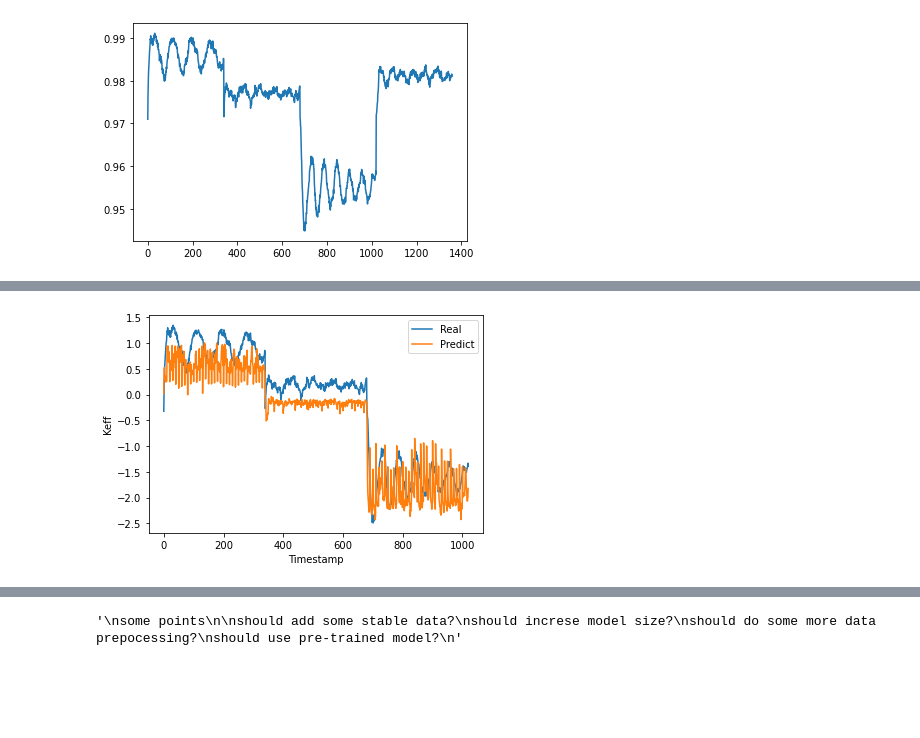
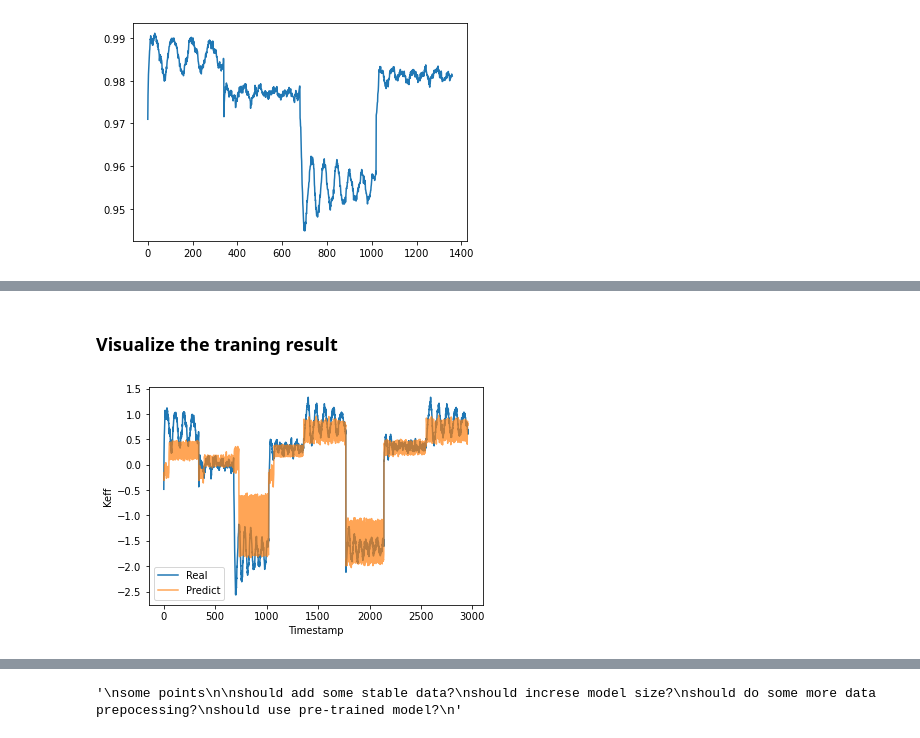
Before and after one commit to ChangyiYang/SimpleLSTM, a Jupyter notebook: TransientLSTM.ipynb, the cells around one changed output, grey strips where cells are left out. Cells and saved outputs as stored; diff of their text form; code cells hidden in the pictures; blank space fills up the shorter version.

```diff
--- a/TransientLSTM.ipynb
+++ b/TransientLSTM.ipynb
@@ -217,0 +236,2 @@ plt.plot(all_data[:,-1])
+# %%
+all_data = np.concatenate([all_data, stable_data], axis = 0)
@@ -232,8 +254,8 @@ plt.plot(data[:,-1])
 # %%
 # define the training and testing set
-training_data = ReactorData(data,10,0,0.75)
+training_data = ReactorData(data,sequence_length,0,1)
 
 
-testing_data = ReactorData(data,10,0.75,1)
+testing_data = ReactorData(data,sequence_length,0.75,1)
 
-training_and_testing_data = ReactorData(data,10,0,1)
+training_and_testing_data = ReactorData(data,sequence_length,0,1)
@@ -260,18 +284,20 @@ model = SimpleLSTM(**nets_hyper_parameters)
 # %%
 optimizer_parameters = {
     'params':model.parameters(),
-    'lr' : 0.01,
+    'lr' : 0.001,
     'weight_decay' : 0.01
 }
+
 
 train_parameters = {
     'model' : model,
     'training_data' : training_data,
     'epoch_num': 200,
-    'batch_size':16,
+    'batch_size':batch_size,
     'optimizer' : optim.Adam(**optimizer_parameters),
     'loss_fn' : nn.MSELoss(),
-    'print_out_frequency': 20
+    'print_out_frequency': 20,
+    'shuffle': True
 
 }
 
@@ -292,20 +318,22 @@ Training is finished, the final loss is 0.09913059787346382
+# %% [markdown]
+### Visualize the traning result
 # %%
 import torch
 from torch.utils.data import DataLoader
 import matplotlib.pyplot as plt
 
-def eval(data):
+def eval(data, batch_size, sequence_length):
     # Assuming you have a DataSet object called 'training_data' and a trained model called 'model'
     training_set = data
     # Step 1: Create a DataLoader from your DataSet object
-    batch_size = 16  # Adjust this value based on your model's input requirements
+    batch_size = batch_size  # Adjust this value based on your model's input requirements
     train_loader = DataLoader(training_set, batch_size=batch_size, shuffle=False)
 
     # Step 2 & 3: Iterate through the DataLoader and collect predictions and true labels
     predictions = []
     true_labels = []
 
-    sequence_length = 10  # Assuming a sequence length of 10
+    sequence_length = sequence_length  # Assuming a sequence length of 10
 
     model.eval()  # Set the model to evaluation mode
     with torch.no_grad():  # Disable gradient calculation
@@ -321,12 +349,12 @@ def eval(data):
     plt.xlabel('Timestamp')
     plt.ylabel('Keff')
     plt.plot(true_labels, label="Real")
-    plt.plot(predictions, label="Predict")
+    plt.plot(predictions, label="Predict", alpha = 0.7)
     plt.legend()
     plt.show()
 
     return np.array(true_labels), np.array(predictions)
 # %%
-training_label, training_pred =  eval(training_data)
+training_label, training_pred =  eval(training_data, batch_size, sequence_length)
 # %% [output]
-[figure, old version]
+[figure, new version]
```
Also changed, not shown: parts of 16 cells of this notebook, 3 other files.
